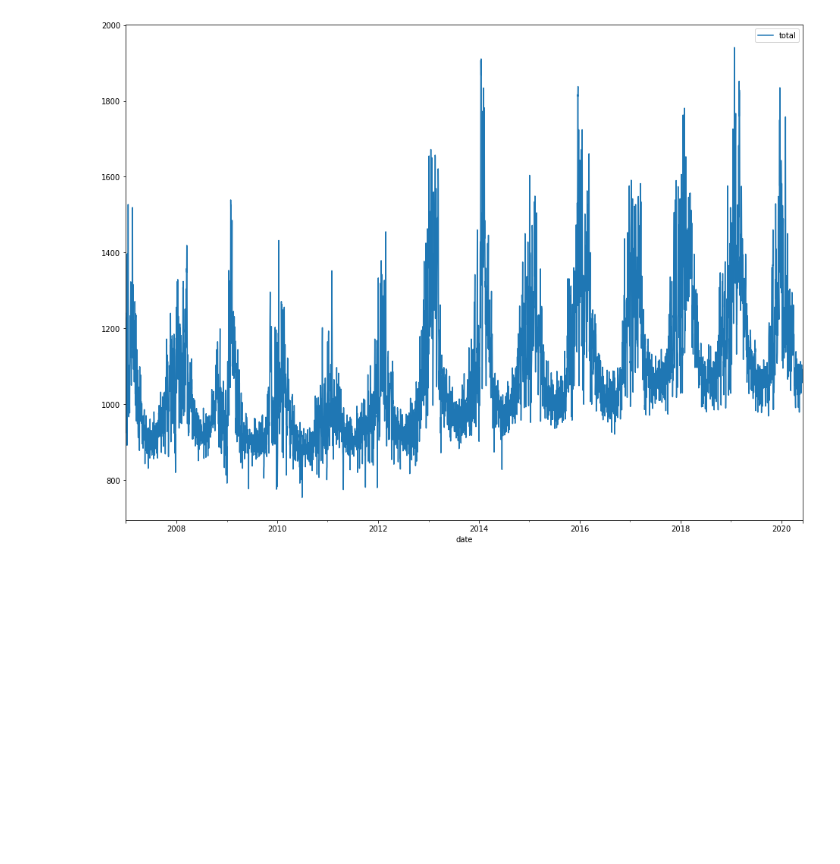
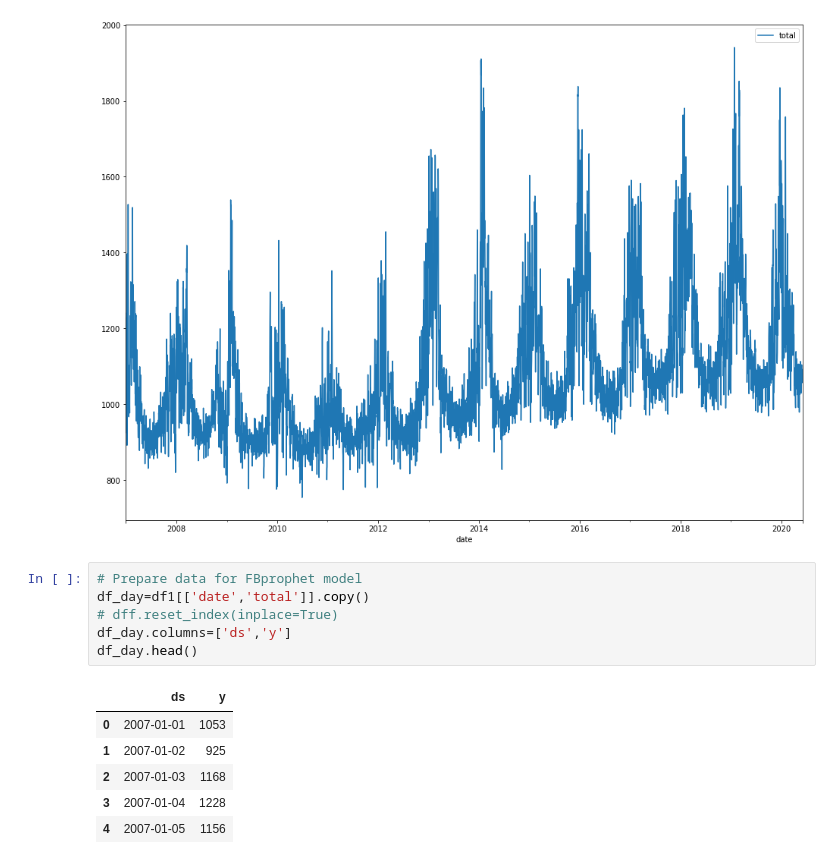
Before and after one commit to NuwanCW/Time-series-forecasting, a Jupyter notebook: Time_series forecasting.ipynb, the cells around one changed output. Drawn from its saved outputs; the diff is of its cells as text; blank space fills up the shorter version.

```diff
--- a/Time_series forecasting.ipynb
+++ b/Time_series forecasting.ipynb
@@ -59,3 +59,16 @@ df1.plot(x='date',y='total',figsize=(16,12))
 # %% [output]
 <AxesSubplot:xlabel='date'>
 [figure]
+# %%
+# Prepare data for FBprophet model
+df_day=df1[['date','total']].copy()
+# dff.reset_index(inplace=True)
+df_day.columns=['ds','y']
+df_day.head()
+# %% [output]
+|  | ds | y |
+| 0 | 2007-01-01 | 1053 |
+| 1 | 2007-01-02 | 925 |
+| 2 | 2007-01-03 | 1168 |
+| 3 | 2007-01-04 | 1228 |
+| 4 | 2007-01-05 | 1156 |
```
Also changed, not shown: parts of 8 cells of this notebook.
